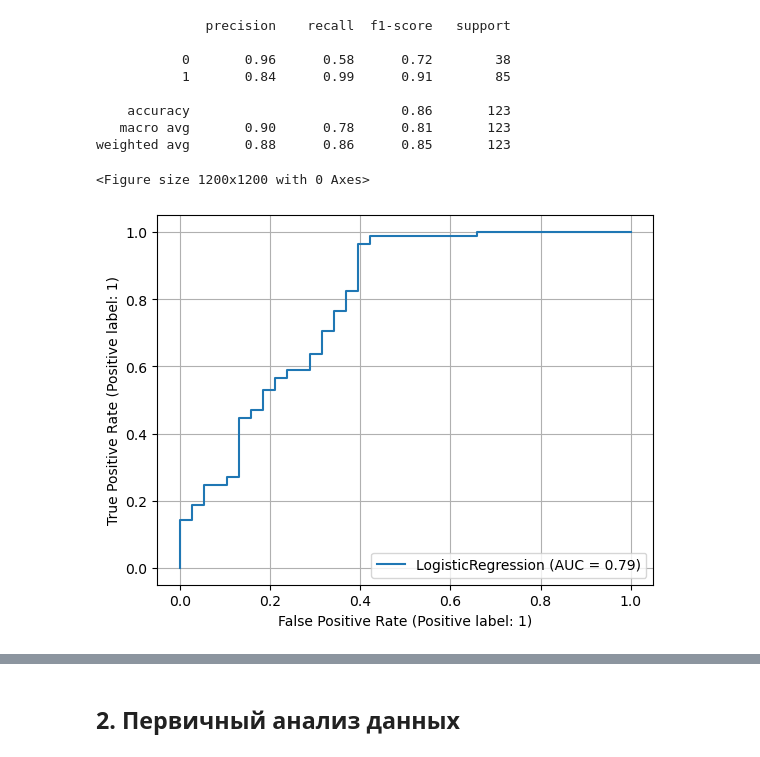
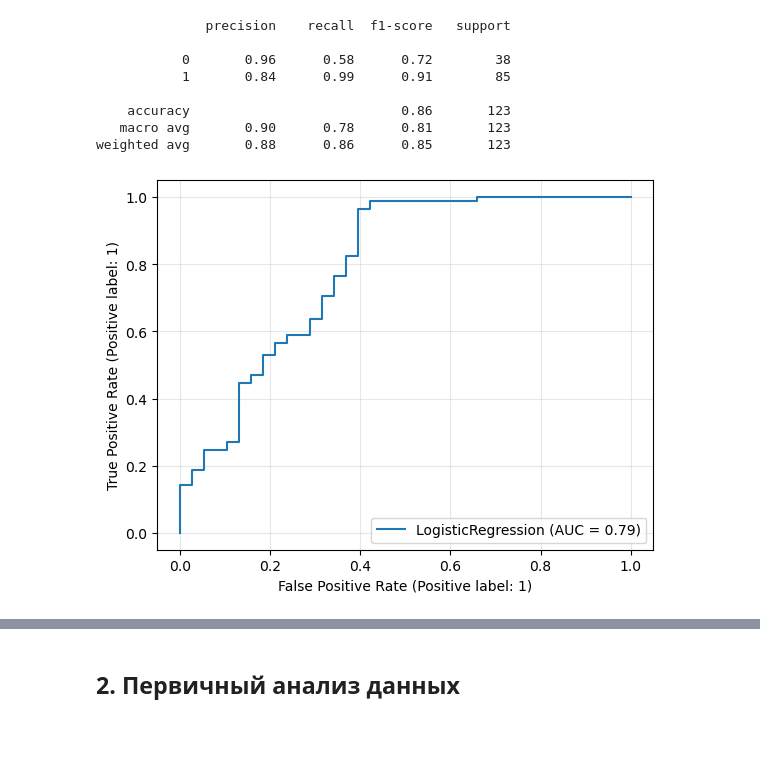
Before and after one commit to dnlygvtv/Python_for_Data_Science_HWs, a Jupyter notebook: HW/HW_7.ipynb, the cells around one changed output, grey strips where cells are left out. Drawn from its saved outputs; the diff is of its cells as text; code cells hidden in the pictures.

```diff
--- a/HW/HW_7.ipynb
+++ b/HW/HW_7.ipynb
@@ -153,9 +152,7 @@ print(classification_report(y_test, pred_test))
    macro avg       0.90      0.78      0.81       123
 weighted avg       0.88      0.86      0.85       123
 # %%
-plt.figure(figsize=(12, 12))
 plot_roc_curve(lr, X_test, y_test)
-plt.grid(True)
+plt.grid(True, alpha=.3);
 # %% [output]
-<Figure size 1200x1200 with 0 Axes>
-[figure, old version]
+[figure, new version]
```
Also changed, not shown: parts of 6 cells of this notebook.
